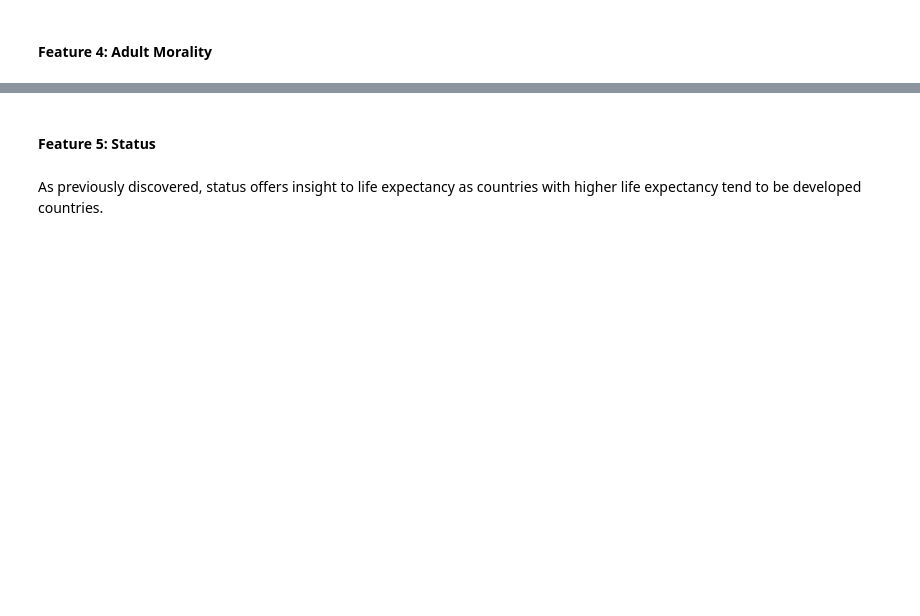
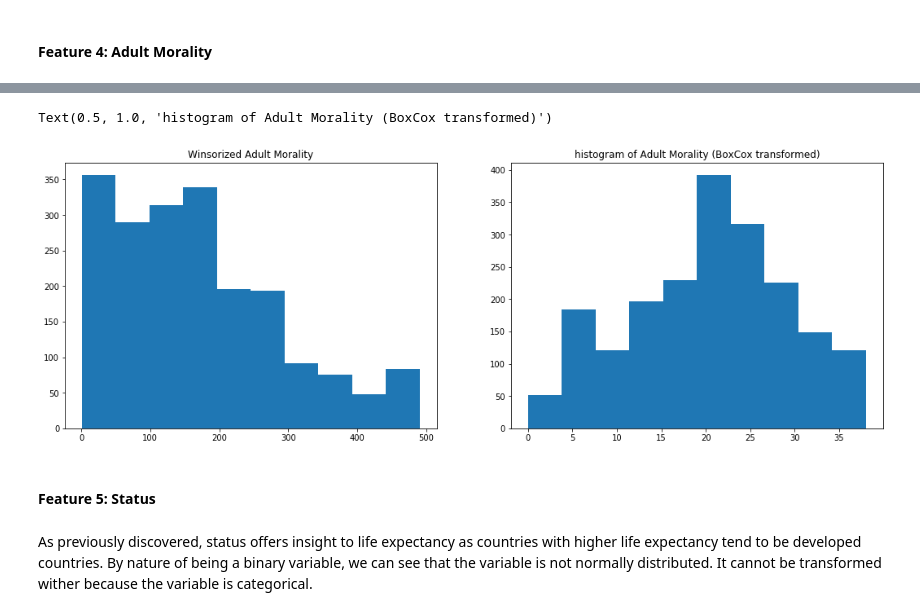
Before and after one commit to tsaw8/Thinkful_Project, a Jupyter notebook: Model Preparation/Challenge Factors that affect life expectancy.ipynb, the cells around one changed output, grey strips where cells are left out. Drawn from its saved outputs; the diff is of its cells as text; code cells hidden in the pictures; blank space fills up the shorter version.

```diff
--- a/Model Preparation/Challenge Factors that affect life expectancy.ipynb
+++ b/Model Preparation/Challenge Factors that affect life expectancy.ipynb
@@ -789,4 +815,22 @@ Adult mortality is negatively correlated to life expectancy. We can use this as
+# %%
+# Plot BoxCox Adult Morality
+
+from scipy.stats import boxcox
+win_adult_morality_boxcox,_ = boxcox(df["winsorized_adult_mortality"])
+
+plt.figure(figsize=(18,6))
+
+plt.subplot(1,2,1)
+plt.hist(df['winsorized_adult_mortality'])
+plt.title('Winsorized Adult Morality')
+
+plt.subplot(1,2,2)
+plt.hist(win_adult_morality_boxcox)
+plt.title("histogram of Adult Morality (BoxCox transformed)")
+# %% [output]
+Text(0.5, 1.0, 'histogram of Adult Morality (BoxCox transformed)')
+[figure, added]
 # %% [markdown]
 #### Feature 5: Status
 # %% [markdown]
-As previously discovered, status offers insight to life expectancy as countries with higher life expectancy tend to be developed countries.
+As previously discovered, status offers insight to life expectancy as countries with higher life expectancy tend to be developed countries. By nature of being a binary variable, we can see that the variable is not normally distributed. It cannot be transformed wither because the variable is categorical.
```
Also changed, not shown: parts of 20 cells of this notebook.
